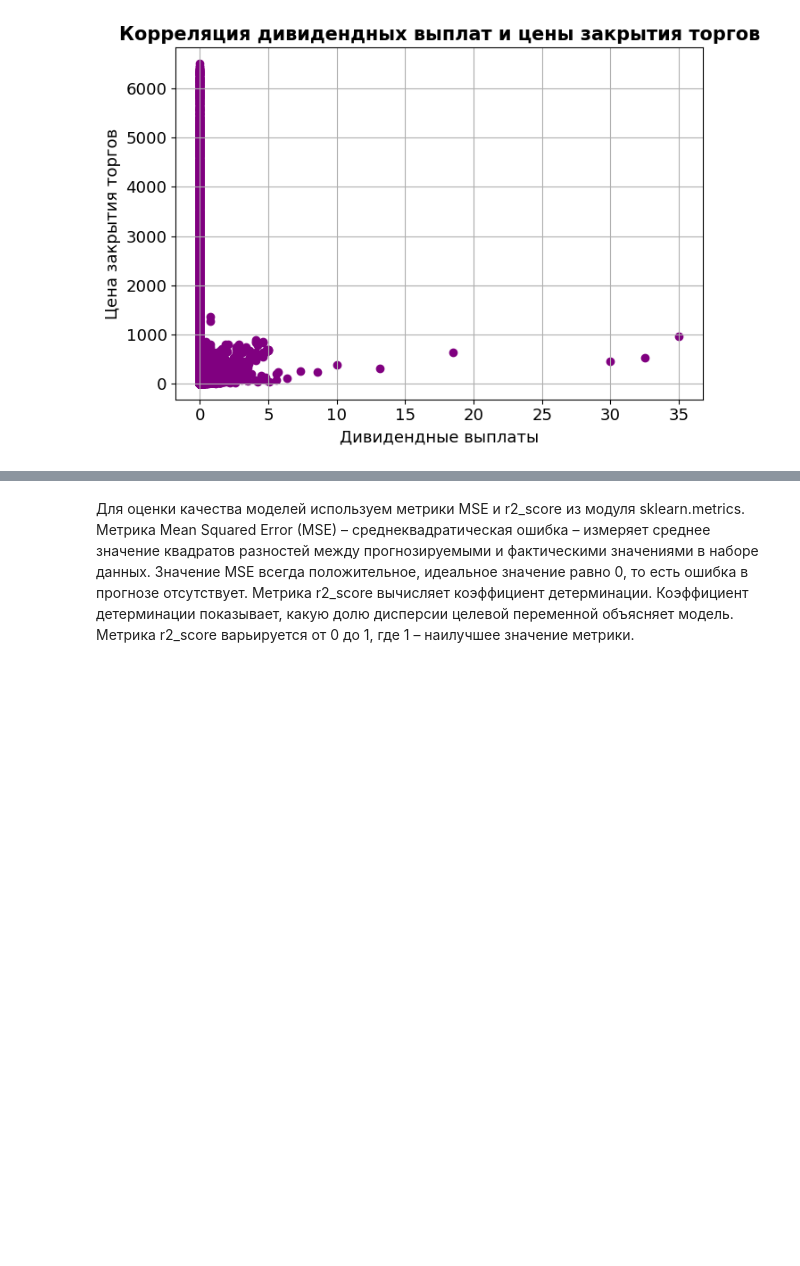
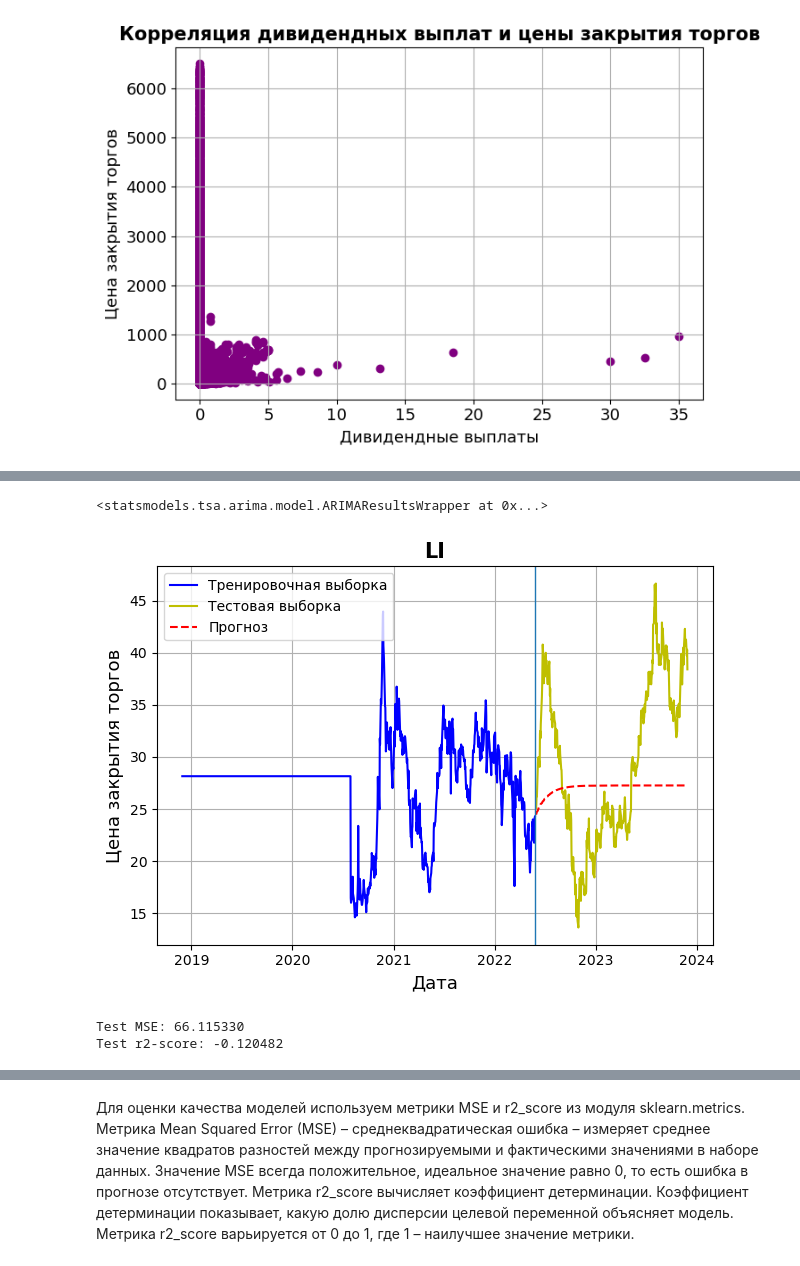
Before and after one commit to yuliya0903/stock_price_forecast_machine_learning, a Jupyter notebook: Final_Project.ipynb, the cells around one changed output, grey strips where cells are left out. Drawn from its saved outputs; the diff is of its cells as text; code cells hidden in the pictures; blank space fills up the shorter version.

```diff
--- a/Final_Project.ipynb
+++ b/Final_Project.ipynb
@@ -908,0 +1071,67 @@ X1_test = pd.DataFrame(
+# %%
+train_close, test_close = train_test_split(
+    data_close,
+    test_size=0.3,
+    shuffle=False
+)
+# %%
+p, d, q = 1, 0, 2
+arima = sm.tsa.ARIMA(train_close[company], order=(p, d, q))
+model_arima = arima.fit()
+# %%
+display(model_arima)
+# %% [output]
+<statsmodels.tsa.arima.model.ARIMAResultsWrapper at 0x...>
+# %%
+forecast = model_arima.forecast(
+    steps=test_close.shape[0]
+)
+# %%
+plt.rc('xtick', color='black')
+
+plt.plot(
+    pd.to_datetime(train_close.index).values.reshape(-1, 1),
+    train_close[company].values.reshape(-1, 1),
+    color='b',
+    label='Тренировочная выборка'
+)
+
+plt.plot(
+    pd.to_datetime(test_close.index).values.reshape(-1, 1),
+    test_close[company].values.reshape(-1, 1),
+    color='y',
+    label='Тестовая выборка'
+)
+
+plt.plot(
+    pd.to_datetime(test_close.index).values.reshape(-1, 1),
+    forecast.values.reshape(-1, 1),
+    color='r',
+    linestyle='--',
+    label='Прогноз'
+)
+
+plt.axvline(train_close.index[-1], linewidth=1)
+plt.xlabel('Дата', fontsize=13)
+plt.ylabel('Цена закрытия торгов', fontsize=13)
+plt.title(
+    company,
+    fontsize=15,
+    fontweight='bold'
+)
+
+plt.legend(loc='best')
+plt.grid()
+plt.tight_layout()
+plt.show()
+# %% [output]
+[figure, added]
+# %%
+MSE_ARIMA = mean_squared_error(test_close[company], forecast)
+r2_score_ARIMA = r2_score(test_close[company], forecast)
+
+print(f"Test MSE: {MSE_ARIMA:.6f}")
+print(f"Test r2-score: {r2_score_ARIMA:.6f}")
+# %% [output]
+Test MSE: 66.115330
+Test r2-score: -0.120482
```
Also changed, not shown: parts of 52 cells of this notebook.
